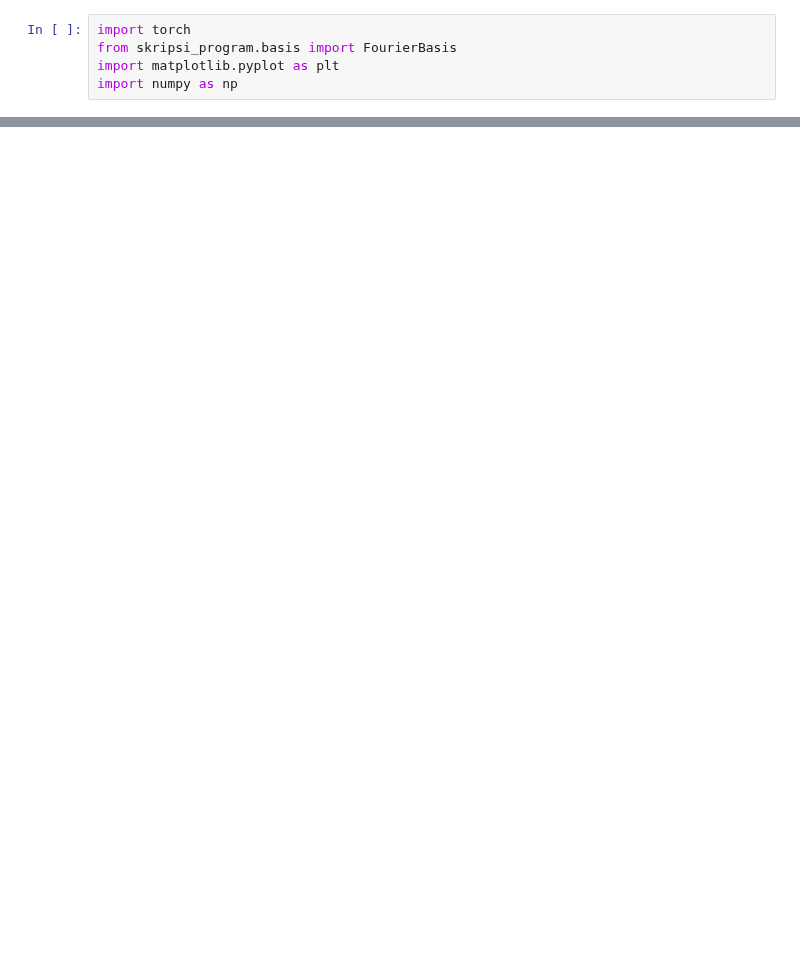
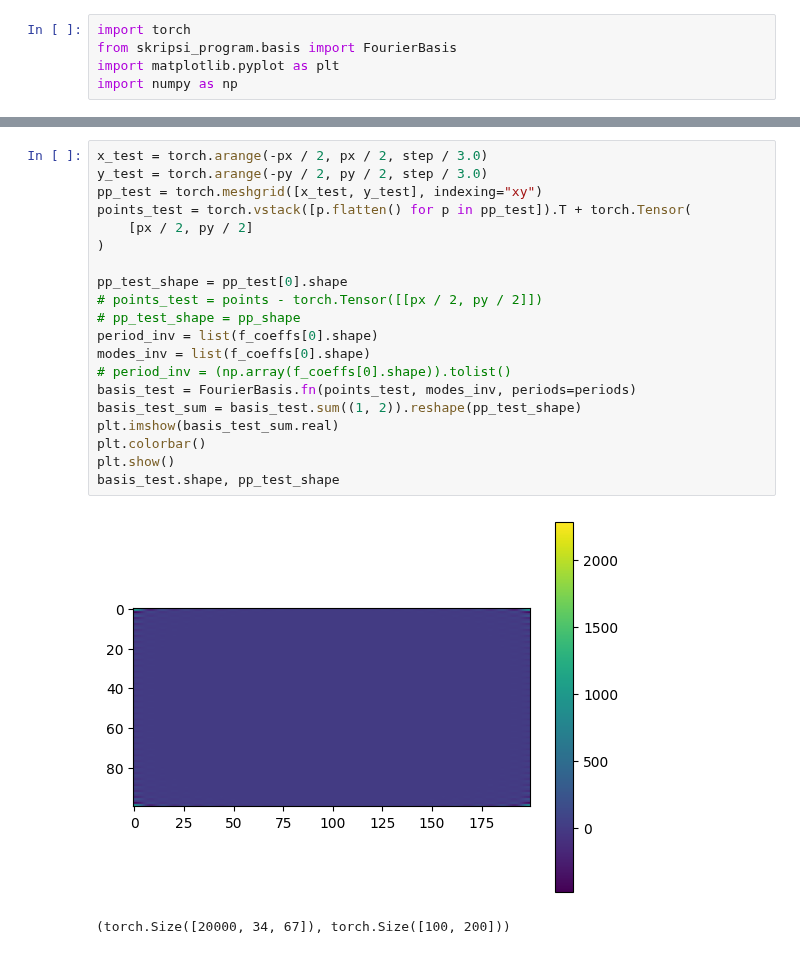
Before and after one commit to nidduzzi/SpectralSVR, a Jupyter notebook: notebooks/multidim_basis.ipynb, the cells around one changed output, grey strips where cells are left out. Cells and saved outputs as stored; diff of their text form; blank space fills up the shorter version.

```diff
--- a/notebooks/multidim_basis.ipynb
+++ b/notebooks/multidim_basis.ipynb
@@ -322,0 +208,23 @@ plt.show()
+# %%
+x_test = torch.arange(-px / 2, px / 2, step / 3.0)
+y_test = torch.arange(-py / 2, py / 2, step / 3.0)
+pp_test = torch.meshgrid([x_test, y_test], indexing="xy")
+points_test = torch.vstack([p.flatten() for p in pp_test]).T + torch.Tensor(
+    [px / 2, py / 2]
+)
+
+pp_test_shape = pp_test[0].shape
+# points_test = points - torch.Tensor([[px / 2, py / 2]])
+# pp_test_shape = pp_shape
+period_inv = list(f_coeffs[0].shape)
+modes_inv = list(f_coeffs[0].shape)
+# period_inv = (np.array(f_coeffs[0].shape)).tolist()
+basis_test = FourierBasis.fn(points_test, modes_inv, periods=periods)
+basis_test_sum = basis_test.sum((1, 2)).reshape(pp_test_shape)
+plt.imshow(basis_test_sum.real)
+plt.colorbar()
+plt.show()
+basis_test.shape, pp_test_shape
+# %% [output]
+[figure, added]
+(torch.Size([20000, 34, 67]), torch.Size([100, 200]))
```
Also changed, not shown: parts of 39 cells of this notebook, 1 other file.
